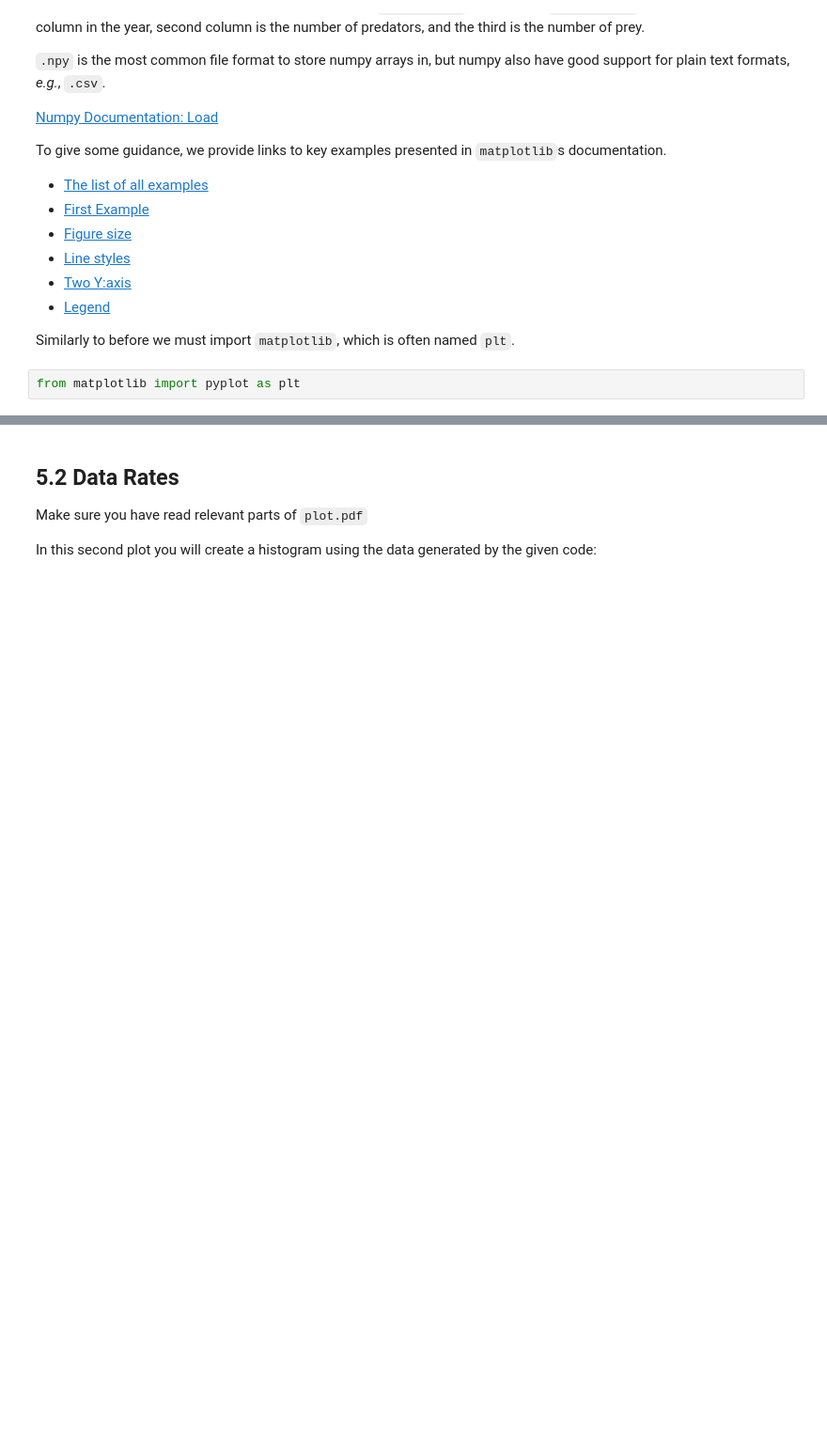
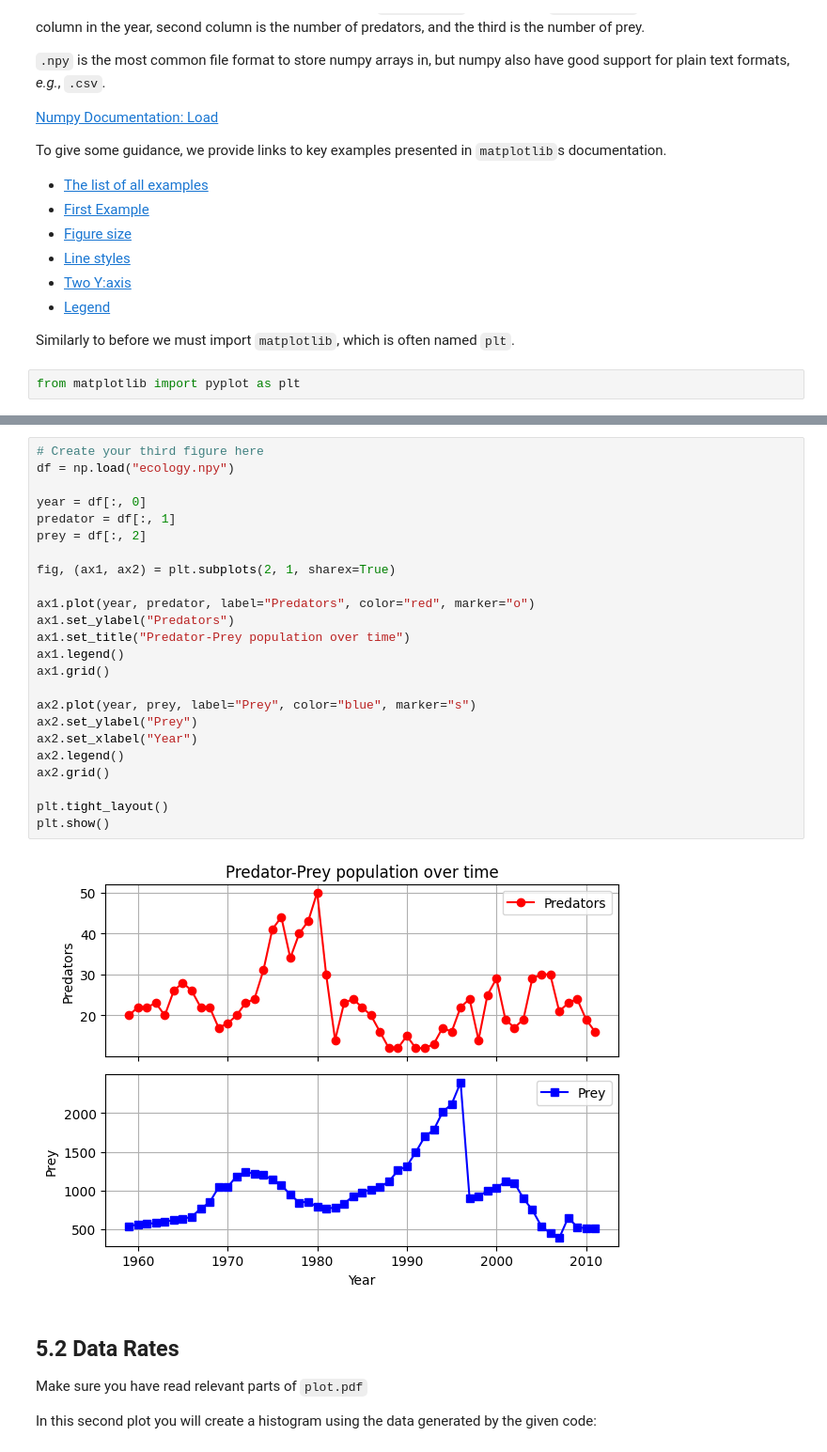
Before and after one commit to barr3/TSKS37_LABBAR, a Jupyter notebook: Lab1/lab1.ipynb, the cells around one changed output, grey strips where cells are left out. Shown: that part at 94% size. Cells and saved outputs as stored; diff of their text form; blank space fills up the shorter version.

```diff
--- a/Lab1/lab1.ipynb
+++ b/Lab1/lab1.ipynb
@@ -794,3 +850,29 @@ from matplotlib import pyplot as plt
+# %%
+# Create your third figure here
+df = np.load("ecology.npy")
+
+year = df[:, 0]
+predator = df[:, 1]
+prey = df[:, 2]
+
+fig, (ax1, ax2) = plt.subplots(2, 1, sharex=True)
+
+ax1.plot(year, predator, label="Predators", color="red", marker="o")
+ax1.set_ylabel("Predators")
+ax1.set_title("Predator-Prey population over time")
+ax1.legend()
+ax1.grid()
+
+ax2.plot(year, prey, label="Prey", color="blue", marker="s")
+ax2.set_ylabel("Prey")
+ax2.set_xlabel("Year")
+ax2.legend()
+ax2.grid()
+
+plt.tight_layout()
+plt.show()
+# %% [output]
+[figure, added]
 # %% [markdown]
 [//]: # "Markdown code cells can either be displayed in a rendered fashion, or as source. You are now looking at the source code, and this is a comment."
 [//]: # "To exit this mode, you must 'run' this markdown block."
```
Also changed, not shown: parts of 5 cells of this notebook.
